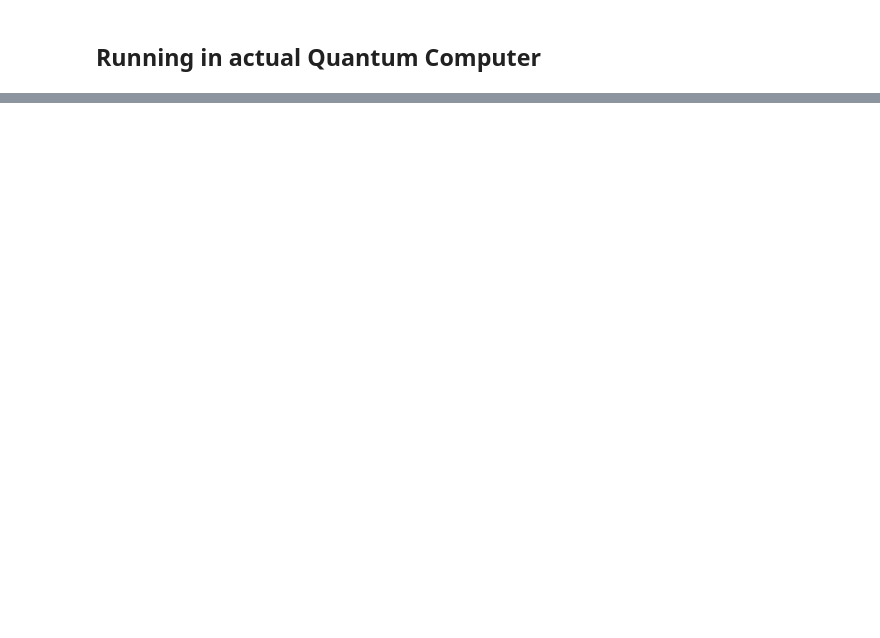
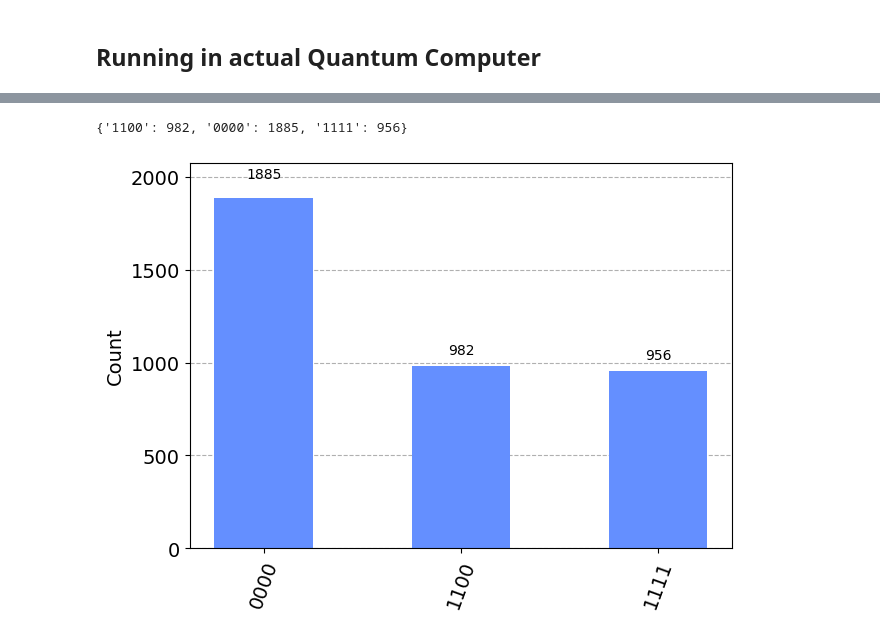
Before and after one commit to krischal111/quantum-computing, a Jupyter notebook: Quantum-world.ipynb, the cells around one changed output, grey strips where cells are left out. Saved outputs shown, nothing was run; the diff lists cells and outputs as text; code cells hidden in the pictures; blank space fills up the shorter version.

```diff
--- a/Quantum-world.ipynb
+++ b/Quantum-world.ipynb
@@ -79,0 +107,11 @@ plot_histogram(quantum_result_counts)
+# %%
+# filter result for less counts (<50)
+filtered_results = {output:count for output,count in quantum_result_counts.items() if count > 50}
+filtered_results
+# %% [output]
+{'1100': 982, '0000': 1885, '1111': 956}
+# %%
+# display the filtered result
+plot_histogram(filtered_results)
+# %% [output]
+[figure, added]
```
Also changed, not shown: parts of 10 cells of this notebook, 4 other files.
